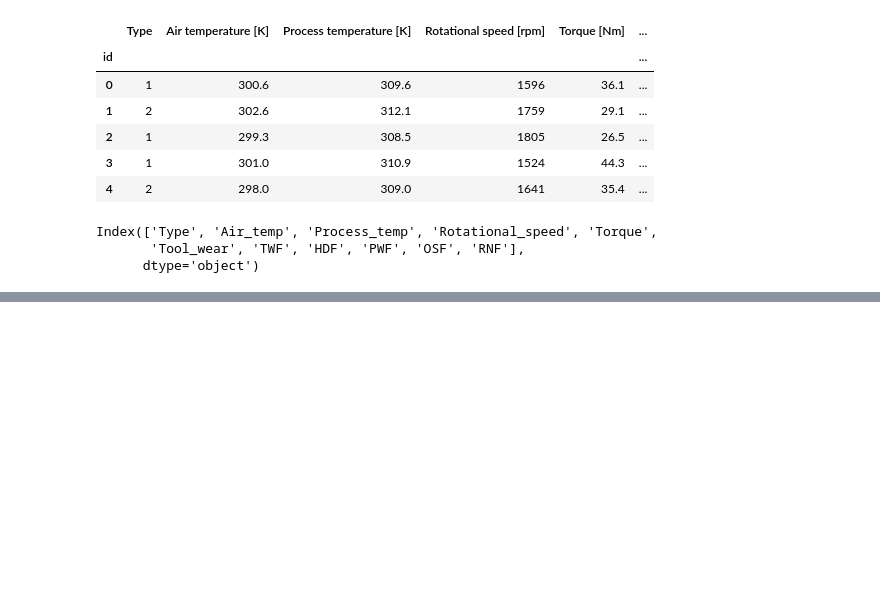
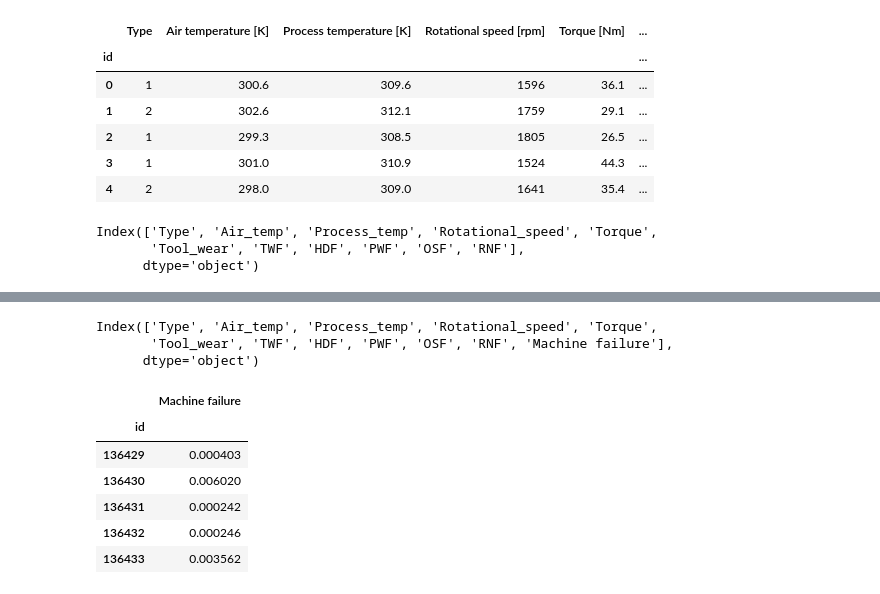
Before and after one commit to Pirner/data_science_notebooks, a Jupyter notebook: kaggle_competitions/play_ground_series_s3e17/poc_0.ipynb, the cells around one changed output, grey strips where cells are left out. Drawn from its saved outputs; the diff is of its cells as text; code cells hidden in the pictures; blank space fills up the shorter version.

```diff
--- a/kaggle_competitions/play_ground_series_s3e17/poc_0.ipynb
+++ b/kaggle_competitions/play_ground_series_s3e17/poc_0.ipynb
@@ -124,0 +165,2 @@ NameError: name 'train_data' is not defined
+# %%
+xgmodel.fit(X,y)
@@ -124,0 +179,28 @@ NameError: name 'train_data' is not defined
+# %%
+# preds = xgmodel.predict(test_data)
+preds = xgmodel.predict_proba(test_df)[:,1]
+# %%
+submit = test_df.copy()
+submit['Machine failure'] = preds
+# submit['id'] = test_data.index
+# %%
+submit.columns
+# %% [output]
+Index(['Type', 'Air_temp', 'Process_temp', 'Rotational_speed', 'Torque',
+       'Tool_wear', 'TWF', 'HDF', 'PWF', 'OSF', 'RNF', 'Machine failure'],
+      dtype='object')
+# %%
+col=[i for i in submit.columns]
+# col.remove('id')
+col.remove('Machine failure')
+submit.drop(col,inplace=True, axis=1)
+# %%
+submit.head()
+# %% [output]
+|  | Machine failure |
+| id |  |
+| 136429 | 0.000403 |
+| 136430 | 0.006020 |
+| 136431 | 0.000242 |
+| 136432 | 0.000246 |
+| 136433 | 0.003562 |
```
Also changed, not shown: parts of 10 cells of this notebook.
